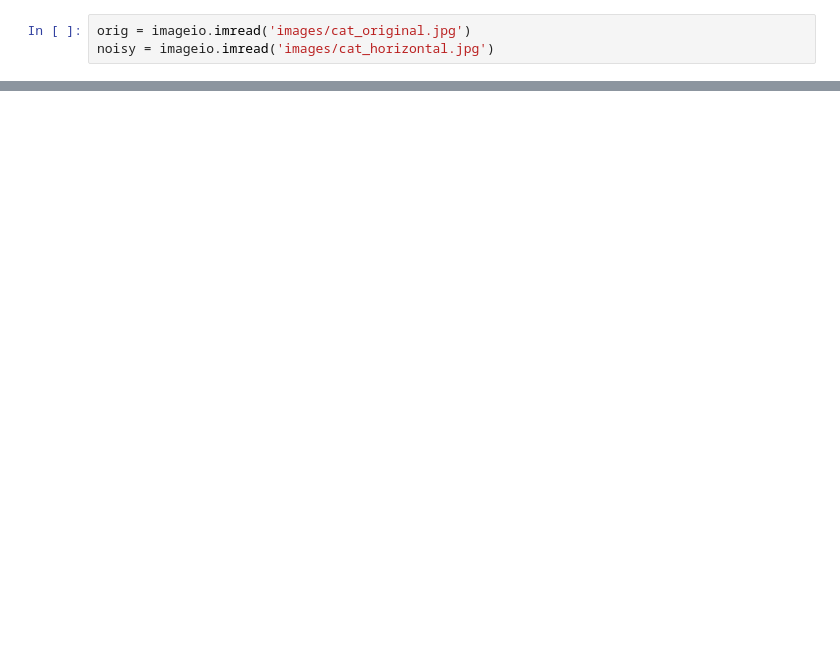
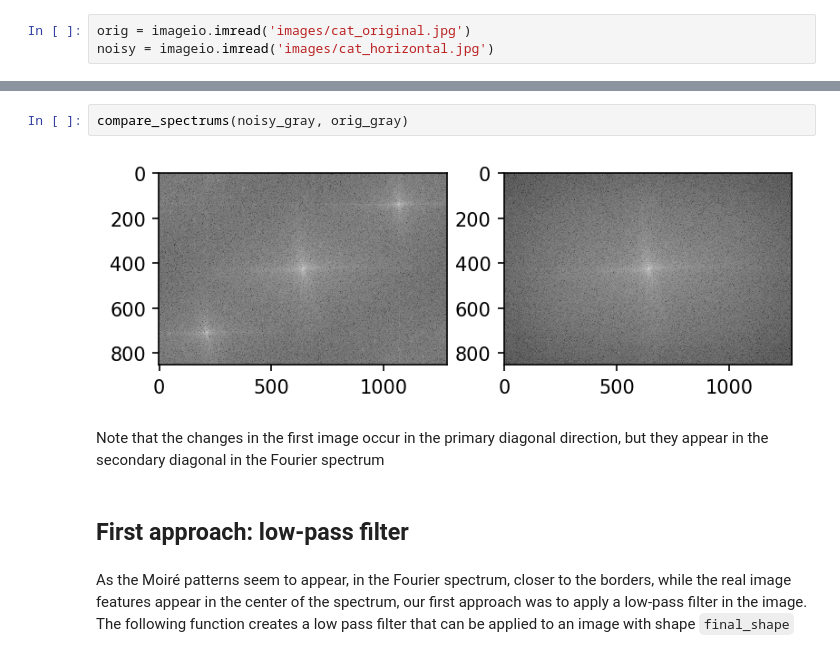
Before and after one commit to gmelodie/silentMoire, a Jupyter notebook: study.ipynb, the cells around one changed output, grey strips where cells are left out. Drawn from its saved outputs; the diff is of its cells as text; blank space fills up the shorter version.

Commit message:
Add first version of notebook

```diff
--- a/study.ipynb
+++ b/study.ipynb
@@ -40,0 +61,10 @@ plt.imshow(np.abs(orig_gray_fft), cmap='gray', norm=LogNorm(vmin=5))
+# %%
+compare_spectrums(noisy_gray, orig_gray)
+# %% [output]
+[figure, added]
+# %% [markdown]
+Note that the changes in the first image occur in the primary diagonal direction, but they appear in the secondary diagonal in the Fourier spectrum
+# %% [markdown]
+## First approach: low-pass filter
+# %% [markdown]
+As the Moiré patterns seem to appear, in the Fourier spectrum, closer to the borders, while the real image features appear in the center of the spectrum, our first approach was to apply a low-pass filter in the image. The following function creates a low pass filter that can be applied to an image with shape `final_shape`
```
Also changed, not shown: parts of 29 cells of this notebook, 1 other file.
